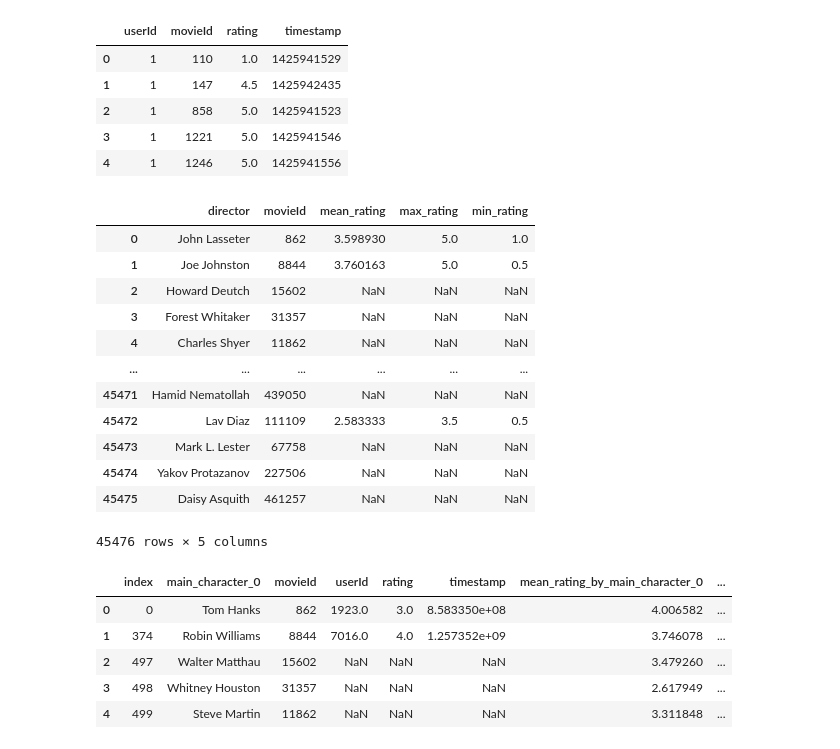
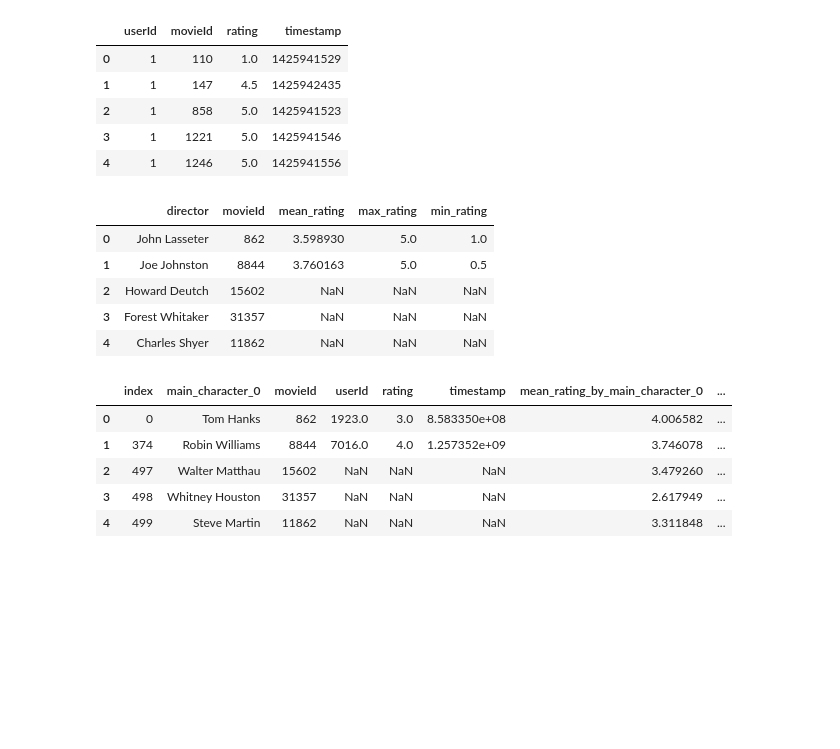
Before and after one commit to HatimRabet/Bandit-Algorithms-for-Movie-Recommendation-System, a Jupyter notebook: scripts/data_study.ipynb, the cells around one changed output. Saved outputs shown, nothing was run; the diff lists cells and outputs as text; code cells hidden in the pictures; blank space fills up the shorter version.

```diff
--- a/scripts/data_study.ipynb
+++ b/scripts/data_study.ipynb
@@ -191,0 +194,35 @@ movies_metadata_df['production_companies'].iloc[0]
+# %%
+import pandas as pd
+
+production_companies_by_movie, movie_ids = [], []
+
+for key, values in movie_id_prod_company.items():
+    for value in values:
+        production_companies_by_movie.append(key)
+        movie_ids.append(value)
+
+cross_movie_prod_company = pd.DataFrame({'movieId': movie_ids, 'production company': production_companies_by_movie})
+
+# Ensure the 'movieId' in movies_ratings_df is of the same type as in cross_movie_prod_company
+movies_ratings_df['movieId'] = movies_ratings_df['movieId'].astype(str)
+cross_movie_prod_company['movieId'] = cross_movie_prod_company['movieId'].astype(str)
+
+cross_prod_company_ratings = cross_movie_prod_company.merge(movies_ratings_df, how='left', on='movieId')
+
+mean_rating_per_prod_company = cross_prod_company_ratings.groupby('production company')['rating'].mean().reset_index()
+mean_rating_per_prod_company.columns = ['production company', 'mean_rating']
+
+max_rating_per_prod_company = cross_prod_company_ratings.groupby('production company')['rating'].max().reset_index()
+max_rating_per_prod_company.columns = ['production company', 'max_rating']
+
+min_rating_per_prod_company = cross_prod_company_ratings.groupby('production company')['rating'].min().reset_index()
+min_rating_per_prod_company.columns = ['production company', 'min_rating']
+
+cross_prod_company_ratings = cross_prod_company_ratings.merge(mean_rating_per_prod_company, how='left', on='production company')
+cross_prod_company_ratings = cross_prod_company_ratings.merge(max_rating_per_prod_company, how='left', on='production company')
+cross_prod_company_ratings = cross_prod_company_ratings.merge(min_rating_per_prod_company, how='left', on='production company')
+
+# Assign the ratings to cross_movie_prod_company
+cross_movie_prod_company['mean_rating'] = cross_prod_company_ratings['mean_rating']
+cross_movie_prod_company['max_rating'] = cross_prod_company_ratings['max_rating']
+cross_movie_prod_company['min_rating'] = cross_prod_company_ratings['min_rating']
@@ -237,6 +283,8 @@ mean_ratings.columns = ['movieId', 'mean_rating']
 min_ratings.columns = ['movieId', 'min_rating']
 max_ratings.columns = ['movieId', 'max_rating']
 
+cross_movie_director_ratings['movieId'] = cross_movie_director_ratings['movieId'].astype(str)
+
 # Merge the mean, max, min ratings back with the cross_movie_director_ratings dataframe
 optimized_df = cross_movie_director_ratings.merge(mean_ratings, how='left', on='movieId')
 optimized_df_max = cross_movie_director_ratings.merge(max_ratings, how='left', on='movieId')
@@ -247,21 +295,14 @@ cross_movie_director_ratings['mean_rating'] = optimized_df['mean_rating']
 cross_movie_director_ratings['max_rating'] = optimized_df_max['max_rating']
 cross_movie_director_ratings['min_rating'] = optimized_df_min['min_rating']
 # %%
-cross_movie_director_ratings
+cross_movie_director_ratings.head()
 # %% [output]
 |  | director | movieId | mean_rating | max_rating | min_rating |
 | 0 | John Lasseter | 862 | 3.598930 | 5.0 | 1.0 |
 | 1 | Joe Johnston | 8844 | 3.760163 | 5.0 | 0.5 |
 | 2 | Howard Deutch | 15602 | NaN | NaN | NaN |
 | 3 | Forest Whitaker | 31357 | NaN | NaN | NaN |
 | 4 | Charles Shyer | 11862 | NaN | NaN | NaN |
-| ... | ... | ... | ... | ... | ... |
-| 45471 | Hamid Nematollah | 439050 | NaN | NaN | NaN |
-| 45472 | Lav Diaz | 111109 | 2.583333 | 3.5 | 0.5 |
-| 45473 | Mark L. Lester | 67758 | NaN | NaN | NaN |
-| 45474 | Yakov Protazanov | 227506 | NaN | NaN | NaN |
-| 45475 | Daisy Asquith | 461257 | NaN | NaN | NaN |
-45476 rows × 5 columns
 # %%
 cross_movie_main_character_0_ratings = pd.DataFrame()
 cross_movie_main_character_0_ratings['main_character_0'] = movies_credits_df['main_character_0']
```
Also changed, not shown: parts of 9 cells of this notebook.
